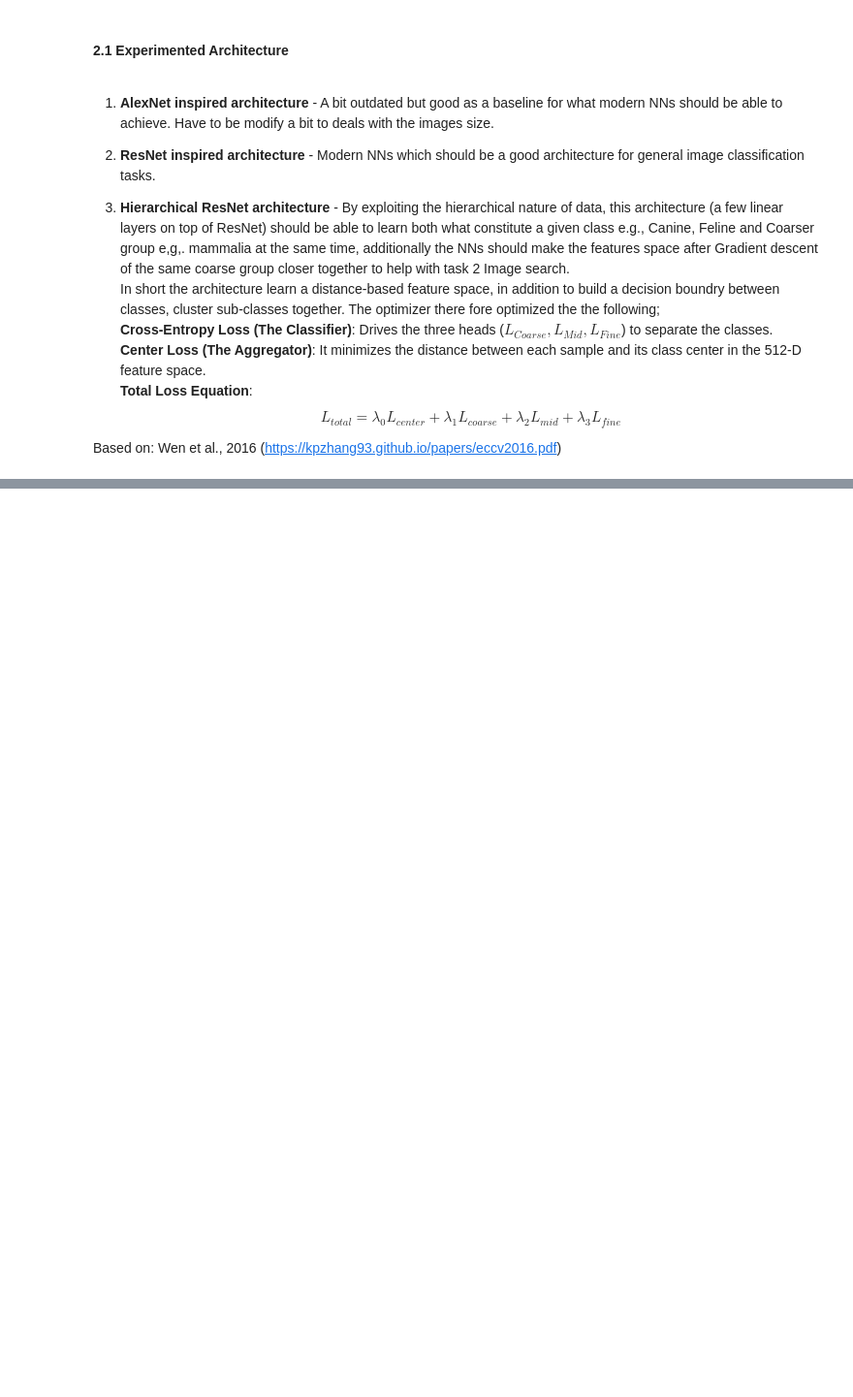
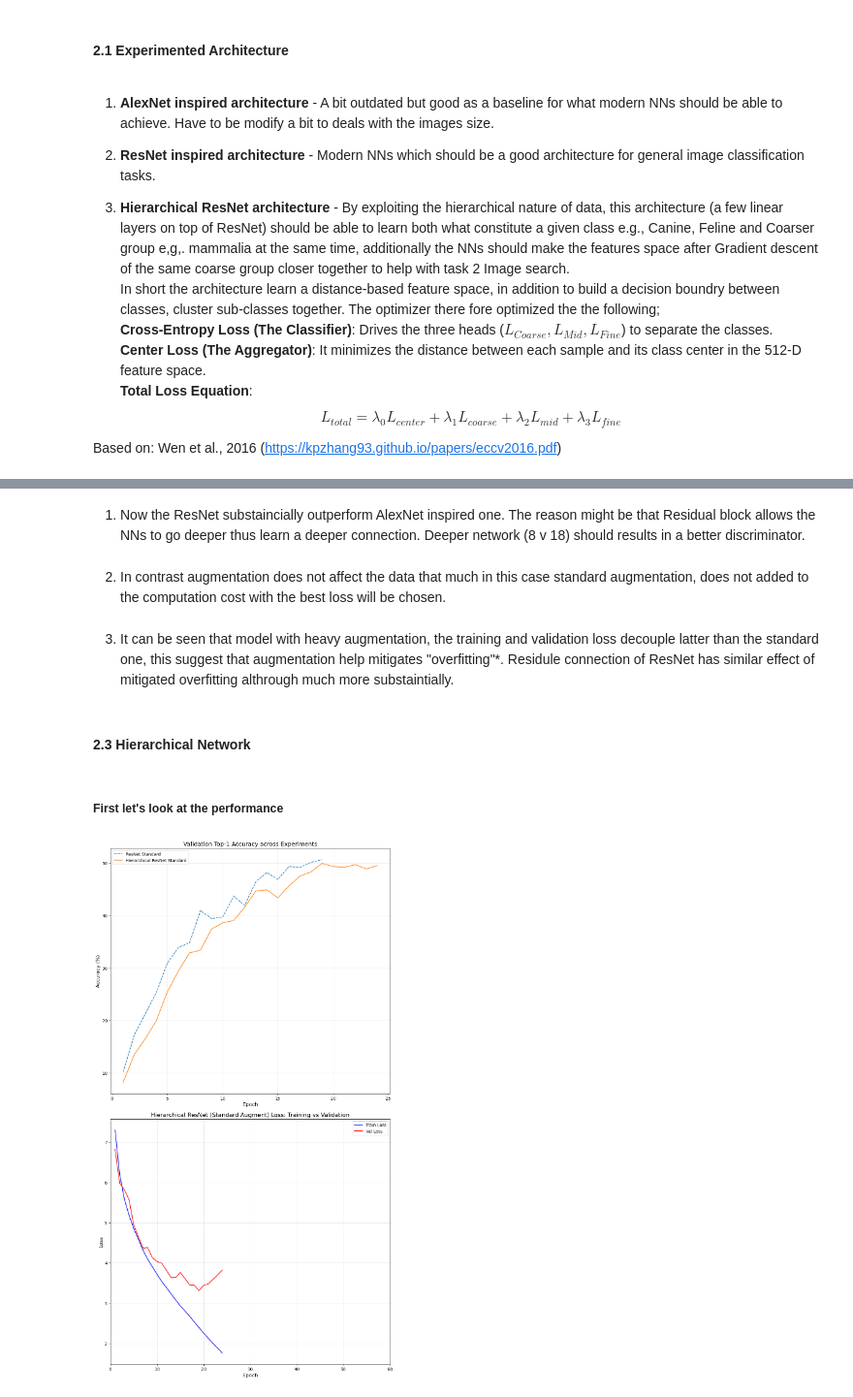
Before and after one commit to noPunintended/tiny_image_class, a Jupyter notebook: notebook/explaination.ipynb, the cells around one changed output, grey strips where cells are left out. Shown at 97% size. Saved outputs shown, nothing was run; the diff lists cells and outputs as text; code cells hidden in the pictures; blank space fills up the shorter version.

```diff
--- a/notebook/explaination.ipynb
+++ b/notebook/explaination.ipynb
@@ -48,0 +68,16 @@ Wen et al., 2016 (https://kpzhang93.github.io/papers/eccv2016.pdf)
+# %% [markdown]
+1. Now the ResNet substaincially outperform AlexNet inspired one. The reason might be that Residual block allows the NNs to go deeper thus learn a deeper connection. Deeper network (8 v 18) should results in a better discriminator.
+# %% [markdown]
+2. In contrast augmentation does not affect the data that much in this case standard augmentation, does not added to the computation cost with the best loss will be chosen.
+# %% [markdown]
+3. It can be seen that model with heavy augmentation, the training and validation loss decouple latter than the standard one, this suggest that augmentation help mitigates "overfitting"*. Residule connection of ResNet has similar effect of mitigated overfitting althrough much more substaintially.
+# %% [markdown]
+#### 2.3 Hierarchical Network
+# %% [markdown]
+##### First let's look at the performance
+# %%
+from viz import heirarchy_viz
+
+heirarchy_viz()
+# %% [output]
+[figure, added]
```
Also changed, not shown: parts of 12 cells of this notebook, 4 other files.
